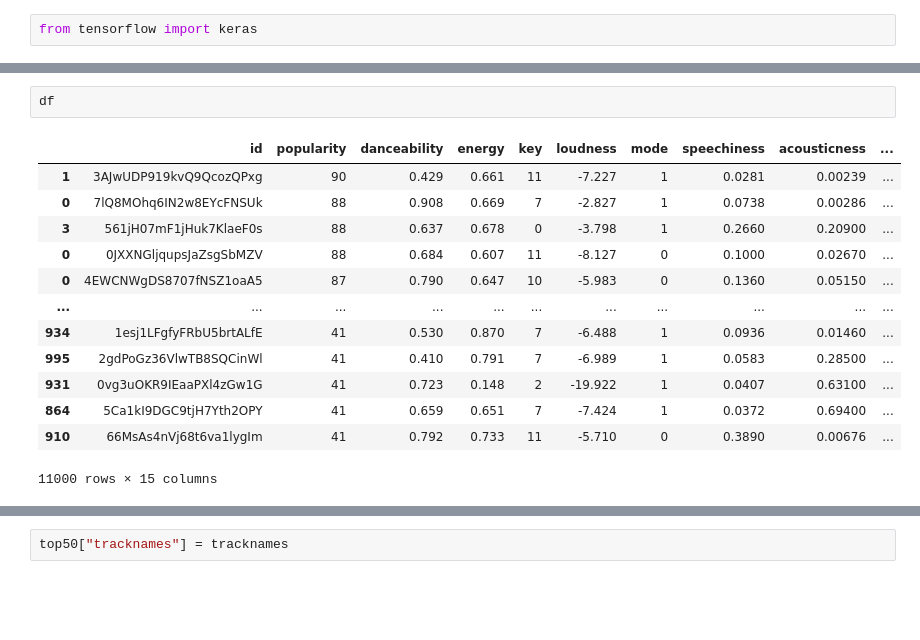
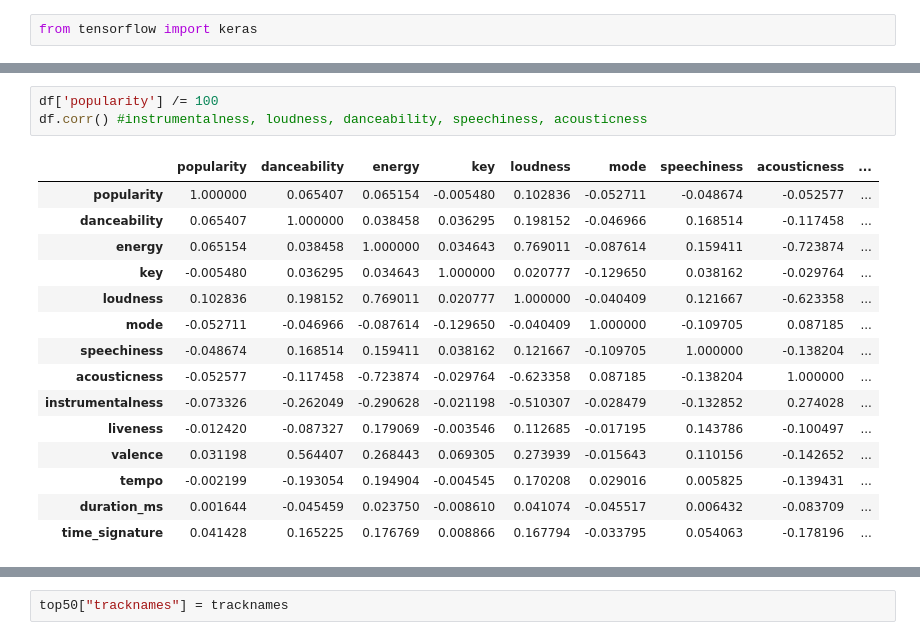
Before and after one commit to adityakris03/CDC2023, a Jupyter notebook: neuralnetwork.ipynb, the cells around one changed output, grey strips where cells are left out. Drawn from its saved outputs; the diff is of its cells as text; blank space fills up the shorter version.

```diff
--- a/neuralnetwork.ipynb
+++ b/neuralnetwork.ipynb
@@ -20,19 +18,22 @@ len(df)
-# %%
-df
-# %% [output]
-|  | id | popularity | danceability | energy | key | loudness | mode | speechiness | acousticness | ... |
-| 1 | 3AJwUDP919kvQ9QcozQPxg | 90 | 0.429 | 0.661 | 11 | -7.227 | 1 | 0.0281 | 0.00239 | ... |
-| 0 | 7lQ8MOhq6IN2w8EYcFNSUk | 88 | 0.908 | 0.669 | 7 | -2.827 | 1 | 0.0738 | 0.00286 | ... |
-| 3 | 561jH07mF1jHuk7KlaeF0s | 88 | 0.637 | 0.678 | 0 | -3.798 | 1 | 0.2660 | 0.20900 | ... |
-| 0 | 0JXXNGljqupsJaZsgSbMZV | 88 | 0.684 | 0.607 | 11 | -8.127 | 0 | 0.1000 | 0.02670 | ... |
-| 0 | 4EWCNWgDS8707fNSZ1oaA5 | 87 | 0.790 | 0.647 | 10 | -5.983 | 0 | 0.1360 | 0.05150 | ... |
-| ... | ... | ... | ... | ... | ... | ... | ... | ... | ... | ... |
-| 934 | 1esj1LFgfyFRbU5brtALfE | 41 | 0.530 | 0.870 | 7 | -6.488 | 1 | 0.0936 | 0.01460 | ... |
-| 995 | 2gdPoGz36VlwTB8SQCinWl | 41 | 0.410 | 0.791 | 7 | -6.989 | 1 | 0.0583 | 0.28500 | ... |
-| 931 | 0vg3uOKR9IEaaPXl4zGw1G | 41 | 0.723 | 0.148 | 2 | -19.922 | 1 | 0.0407 | 0.63100 | ... |
-| 864 | 5Ca1kI9DGC9tjH7Yth2OPY | 41 | 0.659 | 0.651 | 7 | -7.424 | 1 | 0.0372 | 0.69400 | ... |
-| 910 | 66MsAs4nVj68t6va1lygIm | 41 | 0.792 | 0.733 | 11 | -5.710 | 0 | 0.3890 | 0.00676 | ... |
-11000 rows × 15 columns
+# %%
+df['popularity'] /= 100
+df.corr() #instrumentalness, loudness, danceability, speechiness, acousticness
+# %% [output]
+|  | popularity | danceability | energy | key | loudness | mode | speechiness | acousticness | ... |
+| popularity | 1.000000 | 0.065407 | 0.065154 | -0.005480 | 0.102836 | -0.052711 | -0.048674 | -0.052577 | ... |
+| danceability | 0.065407 | 1.000000 | 0.038458 | 0.036295 | 0.198152 | -0.046966 | 0.168514 | -0.117458 | ... |
+| energy | 0.065154 | 0.038458 | 1.000000 | 0.034643 | 0.769011 | -0.087614 | 0.159411 | -0.723874 | ... |
+| key | -0.005480 | 0.036295 | 0.034643 | 1.000000 | 0.020777 | -0.129650 | 0.038162 | -0.029764 | ... |
+| loudness | 0.102836 | 0.198152 | 0.769011 | 0.020777 | 1.000000 | -0.040409 | 0.121667 | -0.623358 | ... |
+| mode | -0.052711 | -0.046966 | -0.087614 | -0.129650 | -0.040409 | 1.000000 | -0.109705 | 0.087185 | ... |
+| speechiness | -0.048674 | 0.168514 | 0.159411 | 0.038162 | 0.121667 | -0.109705 | 1.000000 | -0.138204 | ... |
+| acousticness | -0.052577 | -0.117458 | -0.723874 | -0.029764 | -0.623358 | 0.087185 | -0.138204 | 1.000000 | ... |
+| instrumentalness | -0.073326 | -0.262049 | -0.290628 | -0.021198 | -0.510307 | -0.028479 | -0.132852 | 0.274028 | ... |
+| liveness | -0.012420 | -0.087327 | 0.179069 | -0.003546 | 0.112685 | -0.017195 | 0.143786 | -0.100497 | ... |
+| valence | 0.031198 | 0.564407 | 0.268443 | 0.069305 | 0.273939 | -0.015643 | 0.110156 | -0.142652 | ... |
+| tempo | -0.002199 | -0.193054 | 0.194904 | -0.004545 | 0.170208 | 0.029016 | 0.005825 | -0.139431 | ... |
+| duration_ms | 0.001644 | -0.045459 | 0.023750 | -0.008610 | 0.041074 | -0.045517 | 0.006432 | -0.083709 | ... |
+| time_signature | 0.041428 | 0.165225 | 0.176769 | 0.008866 | 0.167794 | -0.033795 | 0.054063 | -0.178196 | ... |
 # %%
 print(df.head())
 from requests import get, post
```
Also changed, not shown: parts of 2 cells of this notebook, 1 other file.
